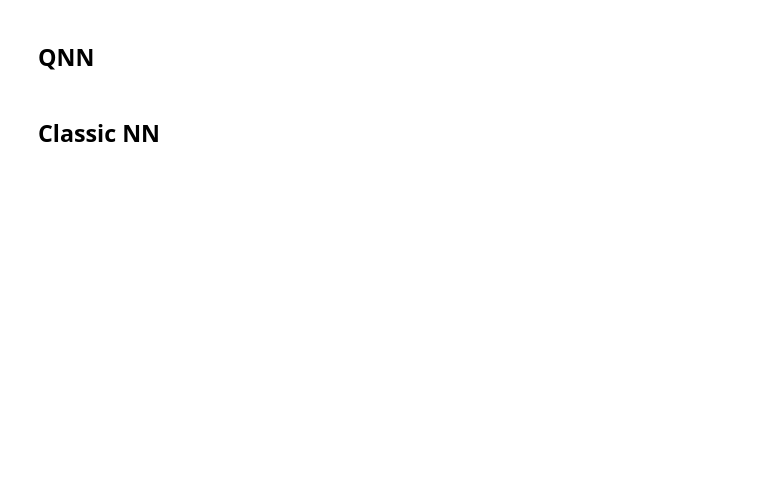
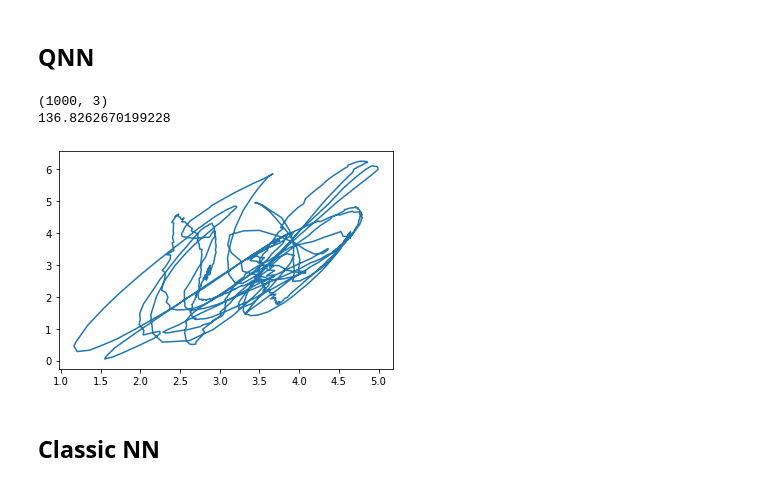
Before and after one commit to KristianWold/Thesis, a Jupyter notebook: notebooks/Expressivity and Stability.ipynb, the cells around one changed output. Saved outputs shown, nothing was run; the diff lists cells and outputs as text; code cells hidden in the pictures; blank space fills up the shorter version.

```diff
--- a/notebooks/Expressivity and Stability.ipynb
+++ b/notebooks/Expressivity and Stability.ipynb
@@ -54,7 +57,12 @@ network.save(data_path("network_expressivity_5_nodes"))
 # %%
-x_trans = network_load.a[-5]
+network_load = loader(data_path("network_expressivity_3_nodes"))
+x_trans = network_load.a[5]
 print(x_trans.shape)
 print(trajectory_length(x_trans))
 plt.plot(x_trans[:,0], x_trans[:,1])
 plt.show()
+# %% [output]
+(1000, 3)
+136.8262670199228
+[figure, added]
 # %%
```
Also changed, not shown: parts of 7 cells of this notebook, 8 other files.
